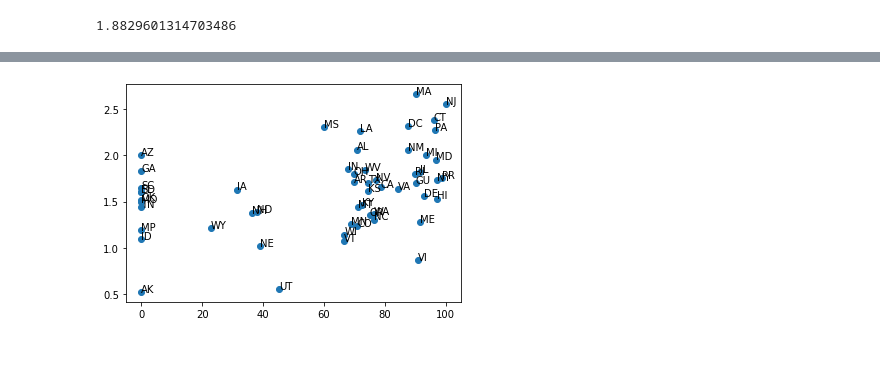
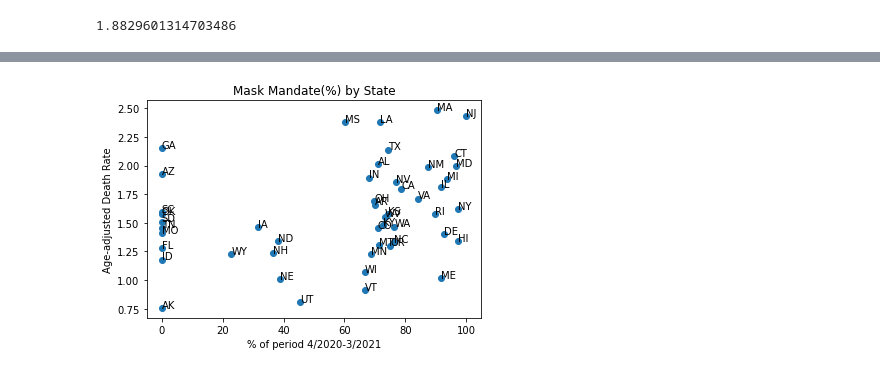
Before and after one commit to jenniecinelli/project_one, a Jupyter notebook: Folder2/Mask_Mandate_Analysis.ipynb, the cells around one changed output, grey strips where cells are left out. Saved outputs shown, nothing was run; the diff lists cells and outputs as text; code cells hidden in the pictures.

```diff
--- a/Folder2/Mask_Mandate_Analysis.ipynb
+++ b/Folder2/Mask_Mandate_Analysis.ipynb
@@ -32,11 +32,11 @@ df.loc[df["State_Tribe_Territory"]=="MN"]["Percent_Public_Face_Mask_Mandate"].me
 # %% [output]
 68.8175
 # %%
-Dict = {"States":[],"Mask_Mandate":[]}
+Dict = {"State":[],"Mask_Mandate":[]}
 states = df["State_Tribe_Territory"].unique()
 for state in states:
     mask_mandate_mean = df.loc[df["State_Tribe_Territory"]==state]["Percent_Public_Face_Mask_Mandate"].mean()
-    Dict["States"].append(state)
+    Dict["State"].append(state)
     Dict["Mask_Mandate"].append(mask_mandate_mean)
 # %%
 df1 = pd.DataFrame(Dict)
@@ -74,12 +63,3 @@ df1
-# %%
-df1["==0"] = ""
-df1["greater than 80"] = ""
-df1["==100"] = ""
-for index, row in df1.iterrows():
-    df1[index,"==0"] = bool(row[1]==0)
-#     df1[index,"greater than 80"] = bool(row[1]>80)
-#     df1[index,"==100"] = bool(row[1]==100)
-#     print(bool(row[1])==0)
 # %%
 df1.loc[df1["Mask_Mandate"]==0]
 # %% [output]
@@ -98,5 +82,5 @@ df1.loc[df1["Mask_Mandate"]==0]
 # %%
-df2 = pd.read_csv("../Folder2/Final_DeathRate_byState_042021.csv",skiprows=[0,1])
-df2.rename(columns={"Unnamed: 0": "States","2021":"Death_Rate"},inplace=True)
+df2 = pd.read_csv("../Folder4/Output/Adj_for_age_Death_Rate.csv")
+df2.drop(columns=("Unnamed: 0"),inplace=True)
 df2.head()
 # %% [output]
@@ -109,2 +93,3 @@ df2.head()
 # %%
-df3 = df1.merge(df2,on="States")
+df3 = df1.merge(df2,on="State")
+df3.head()
@@ -188,7 +179,12 @@ df3.head()
 # %%
-plt.scatter(df3.Mask_Mandate, df3.Death_Rate)
+plt.scatter(df3.Mask_Mandate, df3.Adj_for_age_Covid_Death_Rate)
 for index, row in df3.iterrows():
     #print(f"{row[0]} at coords: ({row[2]},{row[1]})")
-    plt.annotate(row[0],(row[1],row[2]))
+    plt.annotate(row[0],(row[1],row[6]))
+plt.title("Mask Mandate(%) by State")
+plt.xlabel("% of period 4/2020-3/2021")
+plt.ylabel("Age-adjusted Death Rate")
+plt.savefig("../Folder4/Output/Mask_Mandate.png")
+plt.show()
 # %% [output]
-[figure, old version]
+[figure, new version]
```
Also changed, not shown: parts of 22 cells of this notebook, 12 other files.
